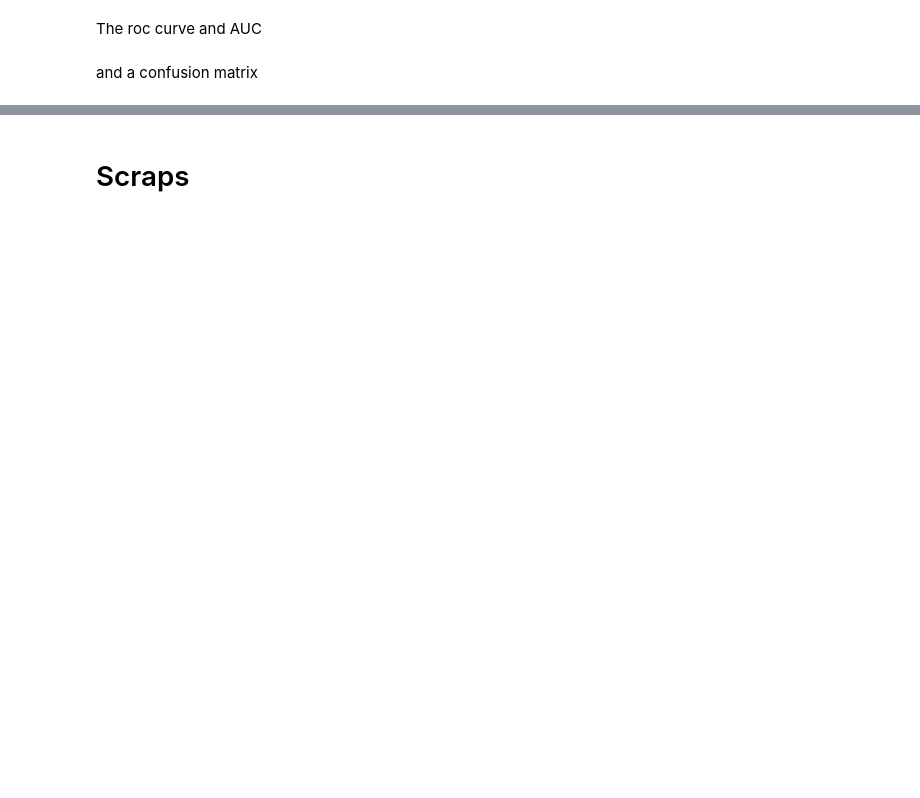
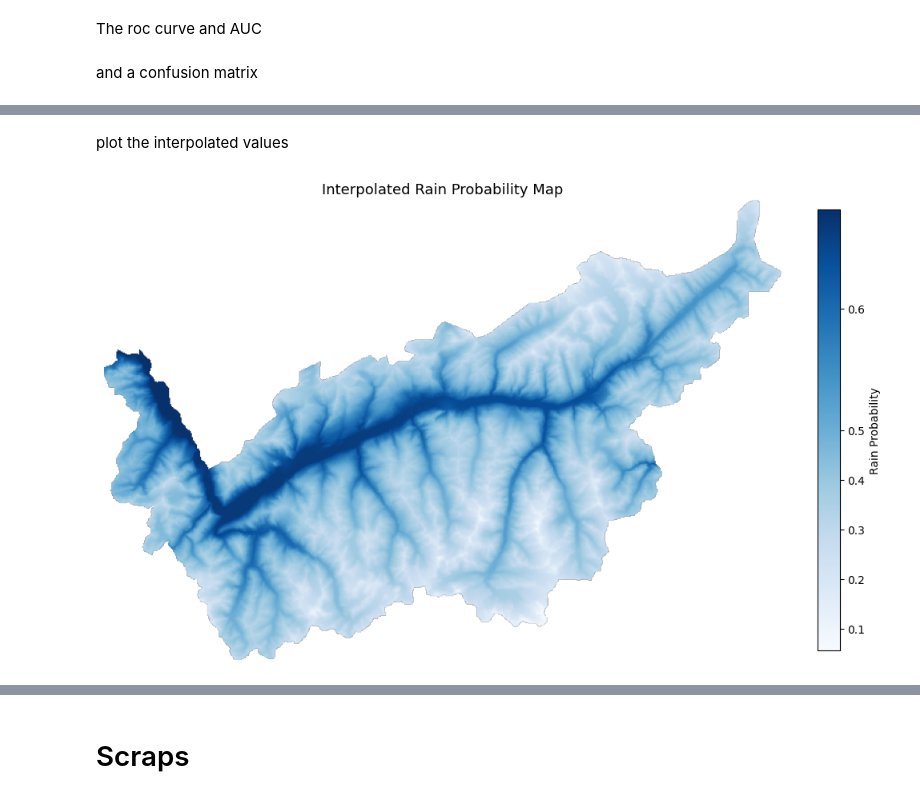
Before and after one commit to Elwin-Freudiger/MeteoThesis, a Jupyter notebook: model_testing/ts_keras.ipynb, the cells around one changed output, grey strips where cells are left out. Drawn from its saved outputs; the diff is of its cells as text; code cells hidden in the pictures; blank space fills up the shorter version.

Commit message:
Rain maps

```diff
--- a/model_testing/ts_keras.ipynb
+++ b/model_testing/ts_keras.ipynb
@@ -199,0 +326,32 @@ Look at the per station metrics
+# %% [markdown]
+plot the interpolated values
+# %%
+import matplotlib.pyplot as plt
+import matplotlib.colors as mcolors
+
+from matplotlib.colors import TwoSlopeNorm
+
+# Determine min and max from your data
+vmin = np.nanmin(full_grid)
+vmax = np.nanmax(full_grid)
+vcenter = 0.5
+
+# Create a normalization centered at 0.5
+norm = TwoSlopeNorm(vmin=vmin, vcenter=vcenter, vmax=vmax)
+
+fig, ax = plt.subplots(figsize=(10, 10))
+img = ax.imshow(
+    full_grid,
+    cmap='Blues',
+    extent=[bounds.left, bounds.right, bounds.bottom, bounds.top],
+    origin='upper',
+    norm=norm
+)
+ax.set_axis_off()
+plt.colorbar(img, ax=ax, label="Rain Probability", fraction=0.03)
+plt.title(f"Interpolated Rain Probability Map", fontsize=13)
+plt.tight_layout()
+plt.savefig('../report/figures/model_summary/rain_probs_full_map.pdf')
+plt.show()
+# %% [output]
+[figure, added]
```
Also changed, not shown: parts of 50 cells of this notebook, 30 other files.
